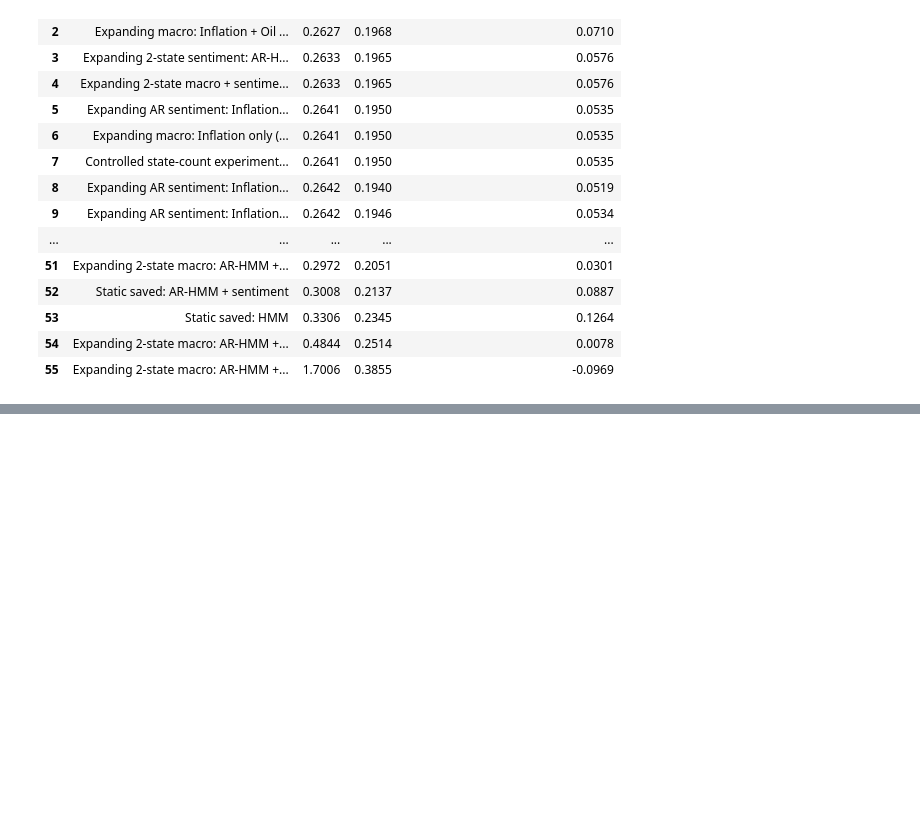
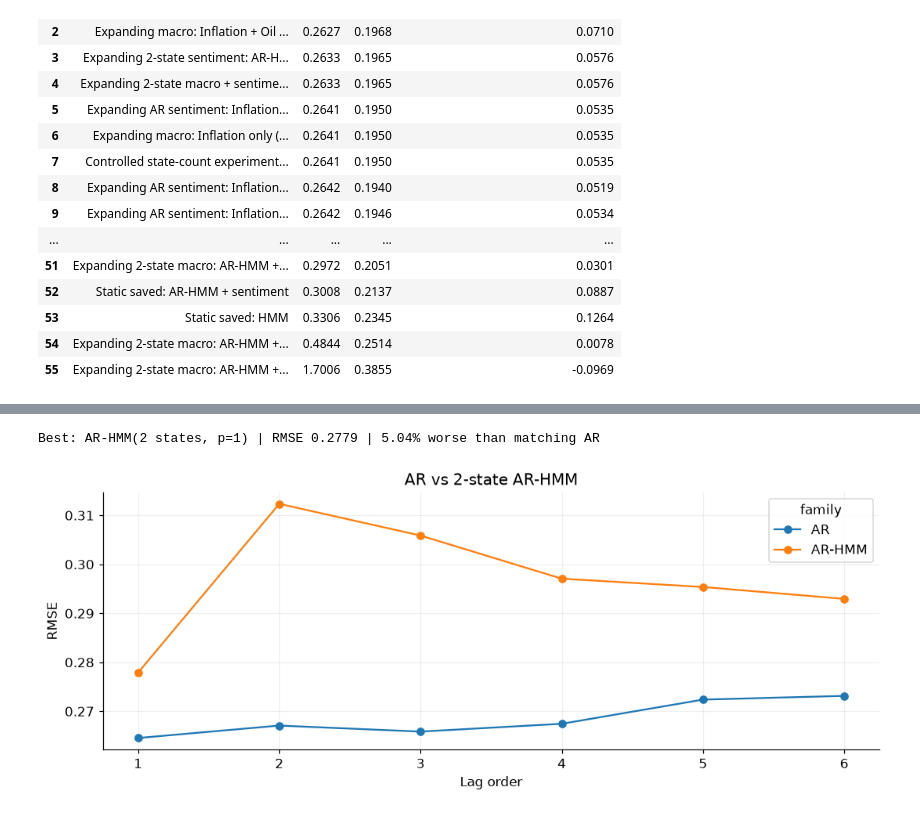
Before and after one commit to zahra-ynp/Thesis, a Jupyter notebook: modelling/notebooks/02_Forecasting_and_Regime_Results.ipynb, the cells around one changed output, grey strips where cells are left out. Drawn from its saved outputs; the diff is of its cells as text; code cells hidden in the pictures; blank space fills up the shorter version.

```diff
--- a/modelling/notebooks/02_Forecasting_and_Regime_Results.ipynb
+++ b/modelling/notebooks/02_Forecasting_and_Regime_Results.ipynb
@@ -525,0 +528,16 @@ all_models_with_four_states.to_csv(FOUR_STATE_RESULTS / 'all_models_comparison.c
+# %%
+from modelling.regime_experiment import run_lag_order_experiment
+
+LAG_ORDERS = range(1, 7)
+LAG_RESULTS = RESULTS / 'arhmm_lag_orders'
+RERUN_LAG_ORDERS = False
+if RERUN_LAG_ORDERS or not (LAG_RESULTS / 'metrics.csv').exists():
+    run_lag_order_experiment(
+        PROJECT_ROOT / 'data/processed/modelling_datasets/us_nyt_monthly_experiment.csv',
+        LAG_RESULTS, lag_orders=LAG_ORDERS,
+    )
+lag_metrics = pd.read_csv(LAG_RESULTS / 'metrics.csv')
+lag_forecasts = pd.read_csv(LAG_RESULTS / 'forecasts.csv', parse_dates=['Date'])
+display(lag_metrics[[
+    'model', 'rmse', 'mae', 'rmse_difference_vs_ar', 'rmse_change_vs_ar_pct',
+]].round(4))
@@ -525,0 +558,14 @@ all_models_with_four_states.to_csv(FOUR_STATE_RESULTS / 'all_models_comparison.c
+# %%
+rmse_by_order = lag_metrics.pivot(index='lag_order', columns='family', values='rmse')
+ax = rmse_by_order.plot(marker='o', figsize=(10, 4), ylabel='RMSE')
+ax.set(xlabel='Lag order', title='AR vs 2-state AR-HMM')
+ax.grid(alpha=.2)
+plt.tight_layout()
+plt.show()
+best_arhmm = lag_metrics.loc[lag_metrics['family'].eq('AR-HMM')].sort_values('rmse').iloc[0]
+direction = 'worse' if best_arhmm['rmse_change_vs_ar_pct'] > 0 else 'better'
+print(f"Best: {best_arhmm['model']} | RMSE {best_arhmm['rmse']:.4f} | "
+      f"{abs(best_arhmm['rmse_change_vs_ar_pct']):.2f}% {direction} than matching AR")
+# %% [output]
+Best: AR-HMM(2 states, p=1) | RMSE 0.2779 | 5.04% worse than matching AR
+[figure, added]
```
Also changed, not shown: parts of 3 cells of this notebook, 4 other files.
